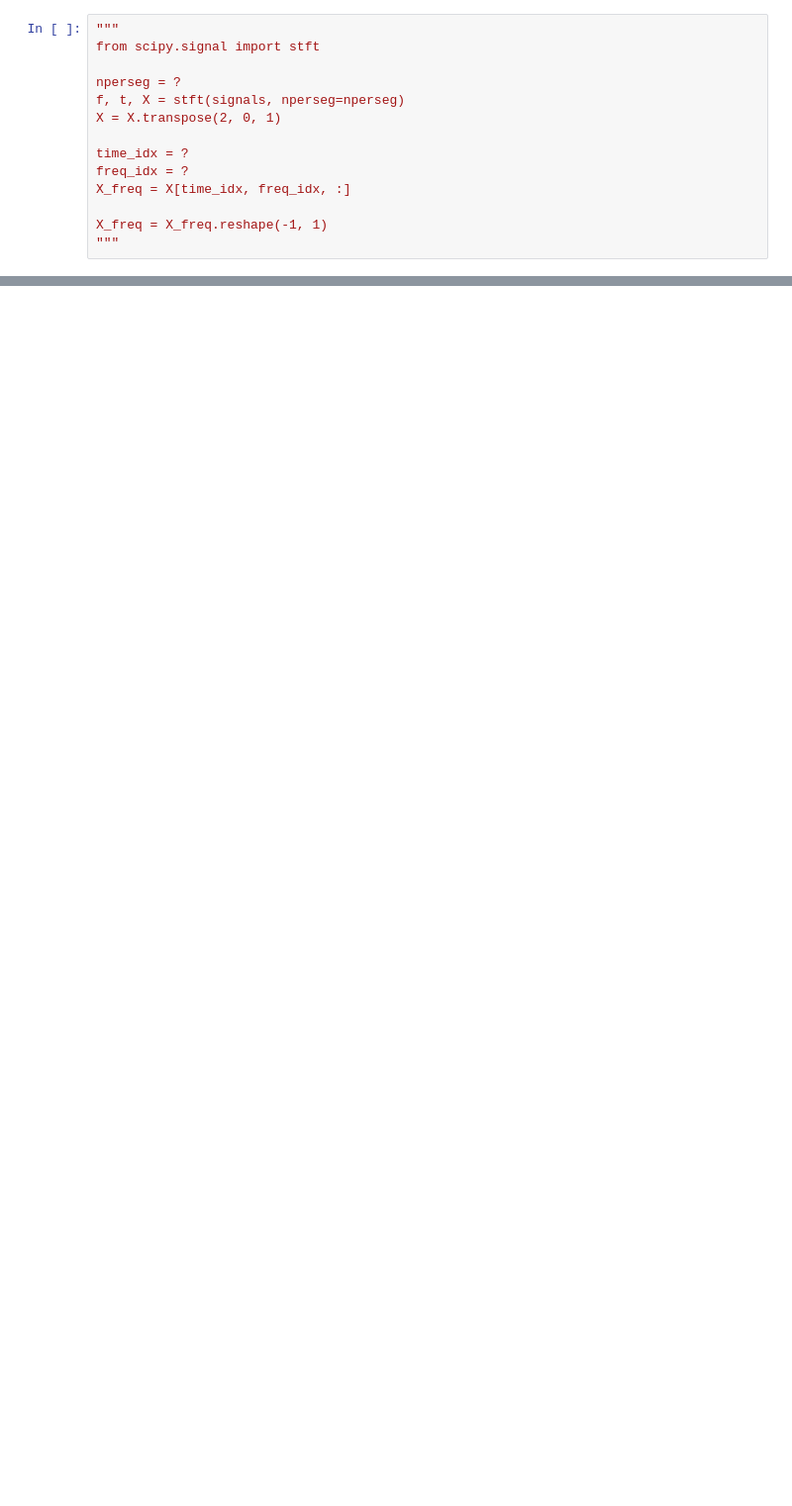
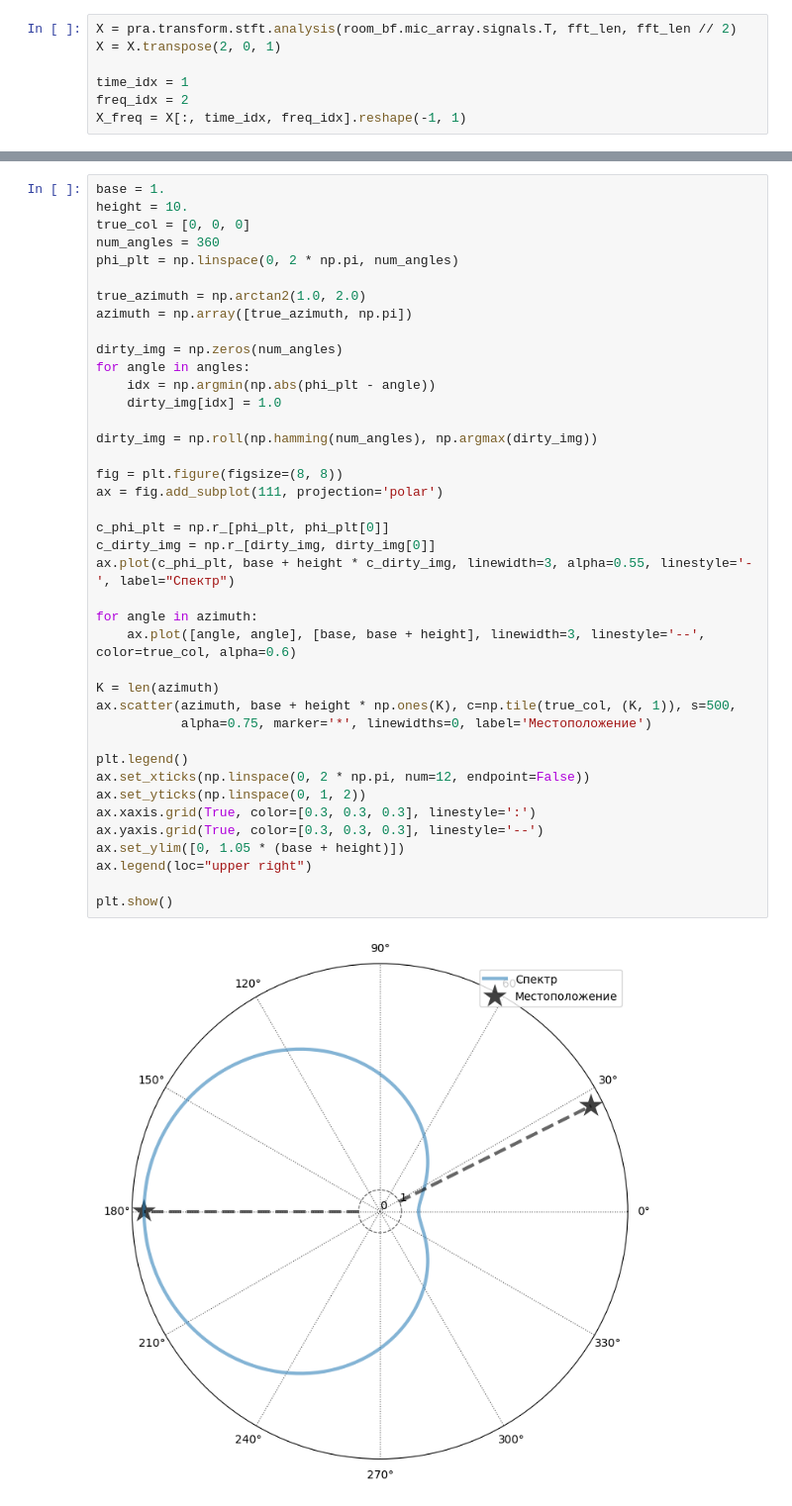
Before and after one commit to Gernop/Practic, a Jupyter notebook: main.ipynb, the cells around one changed output, grey strips where cells are left out. Shown: that part at 99% size. Cells and saved outputs as stored; diff of their text form; blank space fills up the shorter version.

```diff
--- a/main.ipynb
+++ b/main.ipynb
@@ -30,14 +63,7 @@ https://ru.wikipedia.org/wiki/Оконное_преобразование_Фур
 # %%
-"""
-from scipy.signal import stft
-
-nperseg = ?
-f, t, X = stft(signals, nperseg=nperseg)
+X = pra.transform.stft.analysis(room_bf.mic_array.signals.T, fft_len, fft_len // 2)
 X = X.transpose(2, 0, 1)
 
-time_idx = ?
-freq_idx = ?
-X_freq = X[time_idx, freq_idx, :]
-
-X_freq = X_freq.reshape(-1, 1)
-"""
+time_idx = 1
+freq_idx = 2
+X_freq = X[:, time_idx, freq_idx].reshape(-1, 1)
@@ -77,0 +98,42 @@ NameError: name 'X_freq' is not defined
+# %%
+base = 1.
+height = 10.
+true_col = [0, 0, 0]
+num_angles = 360
+phi_plt = np.linspace(0, 2 * np.pi, num_angles)
+
+true_azimuth = np.arctan2(1.0, 2.0)
+azimuth = np.array([true_azimuth, np.pi])
+
+dirty_img = np.zeros(num_angles)
+for angle in angles:
+    idx = np.argmin(np.abs(phi_plt - angle))
+    dirty_img[idx] = 1.0
+
+dirty_img = np.roll(np.hamming(num_angles), np.argmax(dirty_img))
+
+fig = plt.figure(figsize=(8, 8))
+ax = fig.add_subplot(111, projection='polar')
+
+c_phi_plt = np.r_[phi_plt, phi_plt[0]]
+c_dirty_img = np.r_[dirty_img, dirty_img[0]]
+ax.plot(c_phi_plt, base + height * c_dirty_img, linewidth=3, alpha=0.55, linestyle='-', label="Спектр")
+
+for angle in azimuth:
+    ax.plot([angle, angle], [base, base + height], linewidth=3, linestyle='--', color=true_col, alpha=0.6)
+
+K = len(azimuth)
+ax.scatter(azimuth, base + height * np.ones(K), c=np.tile(true_col, (K, 1)), s=500,
+           alpha=0.75, marker='*', linewidths=0, label='Местоположение')
+
+plt.legend()
+ax.set_xticks(np.linspace(0, 2 * np.pi, num=12, endpoint=False))
+ax.set_yticks(np.linspace(0, 1, 2))
+ax.xaxis.grid(True, color=[0.3, 0.3, 0.3], linestyle=':')
+ax.yaxis.grid(True, color=[0.3, 0.3, 0.3], linestyle='--')
+ax.set_ylim([0, 1.05 * (base + height)])
+ax.legend(loc="upper right")
+
+plt.show()
+# %% [output]
+[figure, added]
```
Also changed, not shown: parts of 11 cells of this notebook.
